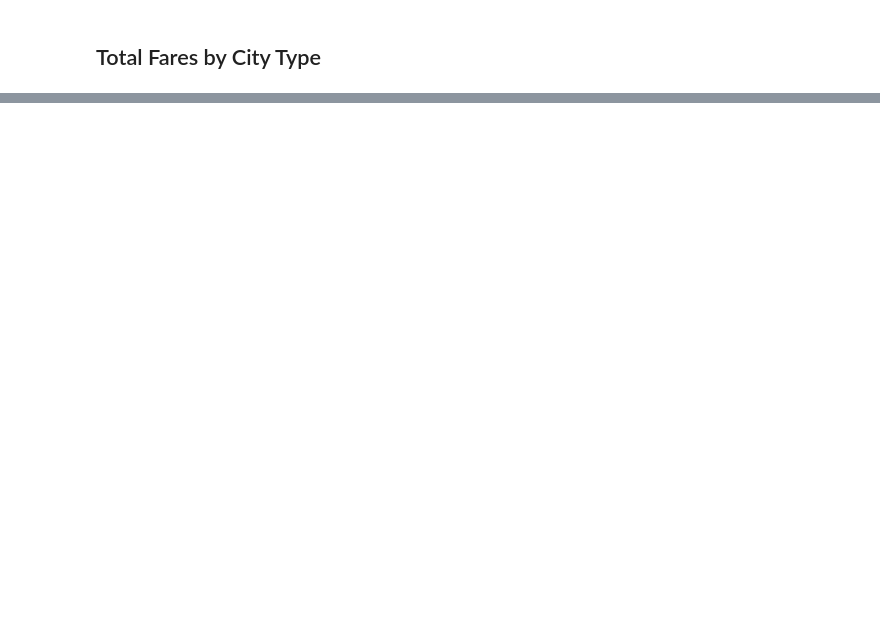
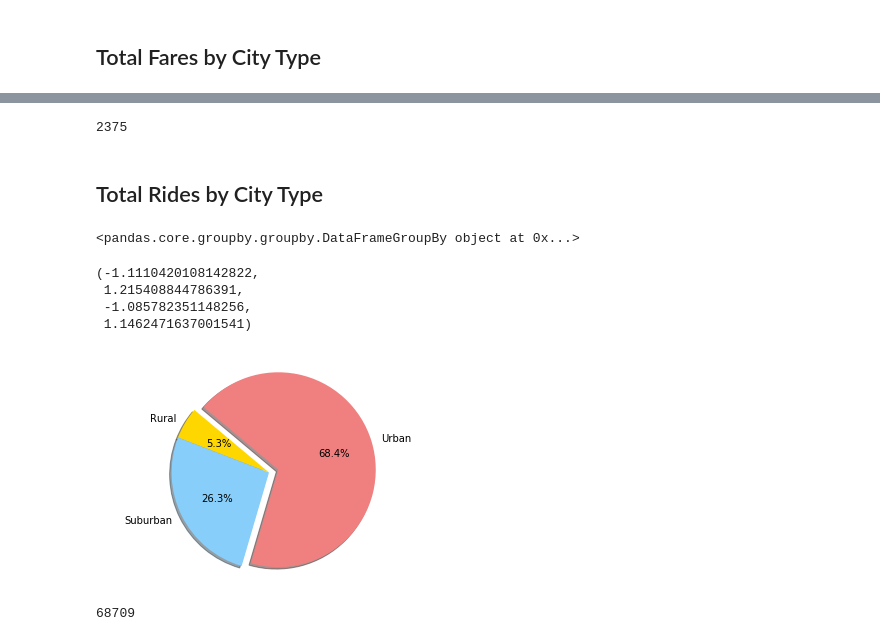
Before and after one commit to licia858/Matplotlib, a Jupyter notebook: Instructions/Pyber/pyber_starter.ipynb, the cells around one changed output, grey strips where cells are left out. Cells and saved outputs as stored; diff of their text form; code cells hidden in the pictures; blank space fills up the shorter version.

```diff
--- a/Instructions/Pyber/pyber_starter.ipynb
+++ b/Instructions/Pyber/pyber_starter.ipynb
@@ -51,0 +98,45 @@ plt.show()
+# %%
+# Show Figure
+plt.show()
+CombinedCityRide_df.head()
+TotalRide = CombinedCityRide_df['ride_id'].count()
+print(TotalRide)
+# %% [output]
+2375
+# %% [markdown]
+## Total Rides by City Type
+# %%
+# Calculate Ride Percents
+TypeGroup = CombinedCityRide_df.groupby('type')
+print(TypeGroup)
+RideCount = TypeGroup['ride_id'].count()
+Ride_df = pd.DataFrame(RideCount)
+Ride_df
+RidePrecentage = (RideCount/TotalRide*100)
+RidePrecentage
+
+# Build Pie Chart
+explode = (0,0,0.1)
+colors = ['Gold', 'LightSkyBlue', 'LightCoral']
+labels = Fare_df['type']
+plt.pie(RidePrecentage, explode=explode, labels=labels, colors=colors,
+        autopct="%1.1f%%", shadow=True, startangle=140)
+plt.axis("equal")
+
+
+# Save Figure
+# %% [output]
+<pandas.core.groupby.groupby.DataFrameGroupBy object at 0x...>
+(-1.1110420108142822,
+ 1.215408844786391,
+ -1.085782351148256,
+ 1.1462471637001541)
+[figure, added]
+# %%
+# Show Figure
+plt.show()
+CombinedCityRide_df.head()
+TotalDriver = CombinedCityRide_df['driver_count'].sum()
+print(TotalDriver)
+# %% [output]
+68709
```
Also changed, not shown: parts of 17 cells of this notebook.
